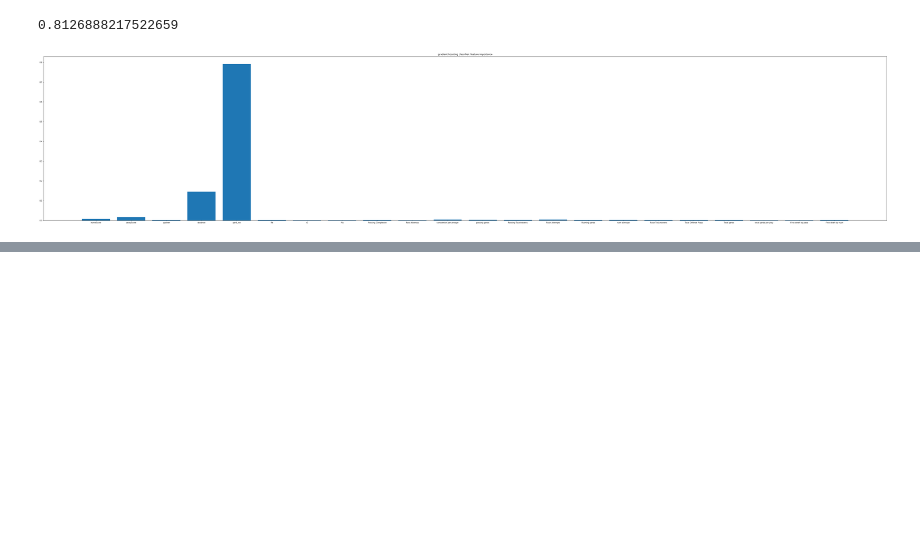
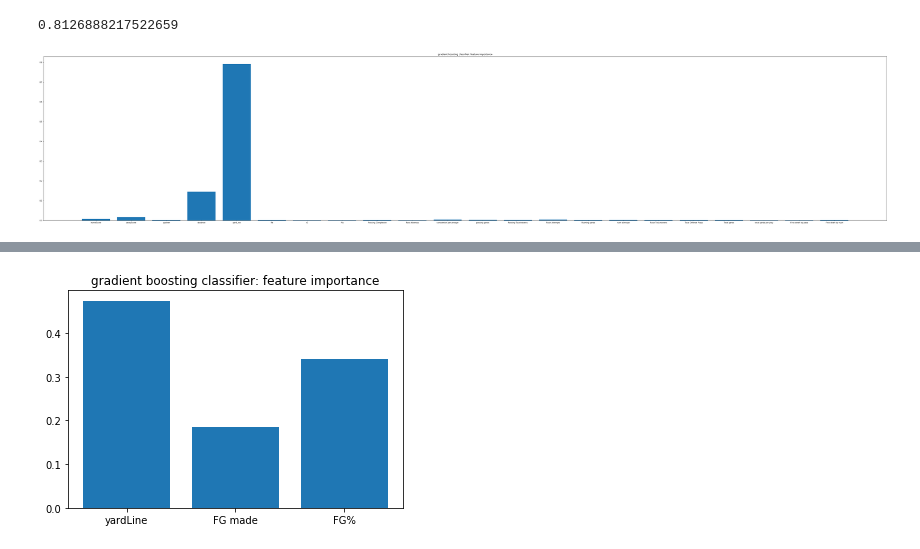
Before and after one commit to nwiatrek/cfb-ml, a Jupyter notebook: 4th down prediction.ipynb, the cells around one changed output, grey strips where cells are left out. Saved outputs shown, nothing was run; the diff lists cells and outputs as text; code cells hidden in the pictures; blank space fills up the shorter version.

Commit message:
field goal made

```diff
--- a/4th down prediction.ipynb
+++ b/4th down prediction.ipynb
@@ -192,0 +256,24 @@ pickle.dump(clf, open(filename, 'wb'))
+# %%
+def getFGResult(df_type):
+    if(df_type == 'Field Goal Good'):
+        return 1
+    else:
+        return 0
+# %%
+for index,row in special_teams.iterrows():
+    special_teams.at[index,'result'] = getFGResult(row['type'])
+# %%
+special_teams_labels = special_teams['result']
+# %%
+sp = ensemble.GradientBoostingClassifier(n_estimators=100, learning_rate=1.0,
+    max_depth=1, random_state=0).fit(special_teams_features, special_teams_labels)
+# %%
+features = ['yardLine', 'FG made', 'FG%']
+
+feature_importance = sp.feature_importances_.tolist()
+plt.clf()
+plt.bar(features,feature_importance)
+plt.title("gradient boosting classifier: feature importance")
+plt.show()
+# %% [output]
+[figure, added]
```
Also changed, not shown: parts of 8 cells of this notebook, 1 other file.
